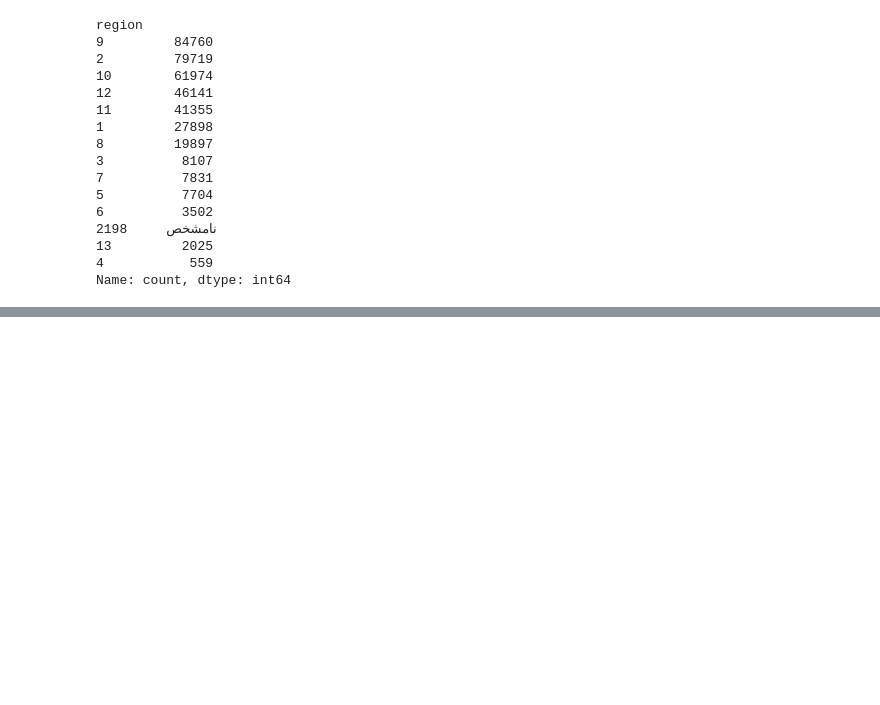
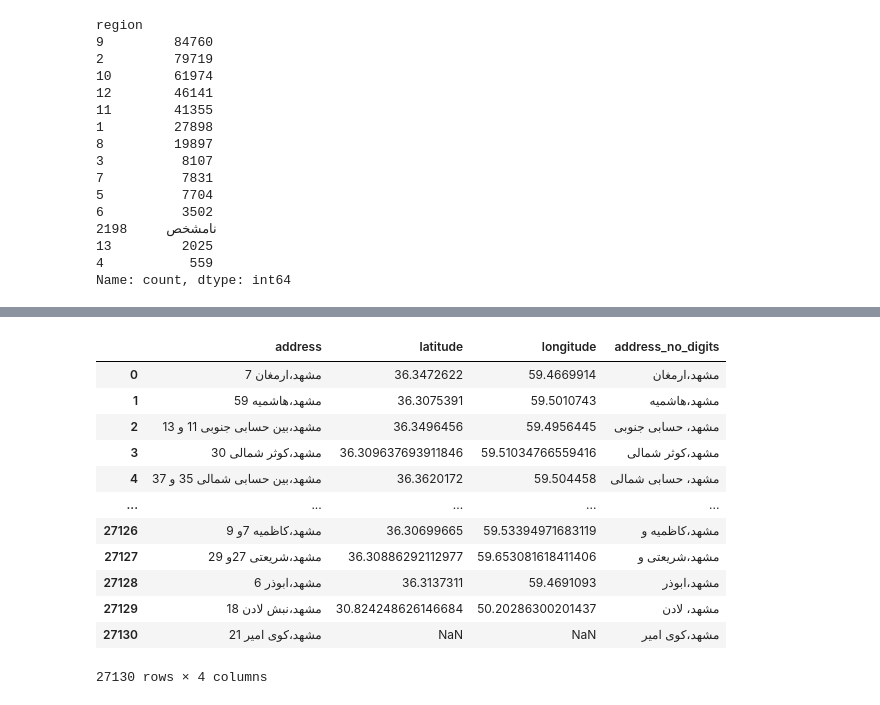
Before and after one commit to mostafamhmdi/bachelor-final-project, a Jupyter notebook: Codes/clean.ipynb, the cells around one changed output, grey strips where cells are left out. Saved outputs shown, nothing was run; the diff lists cells and outputs as text; code cells hidden in the pictures; blank space fills up the shorter version.

```diff
--- a/Codes/clean.ipynb
+++ b/Codes/clean.ipynb
@@ -256,0 +442,2 @@ Name: count, dtype: int64
+# %%
+ds = dh[dh['latitude']== 'not found']
@@ -256,0 +470,3 @@ Name: count, dtype: int64
+# %%
+dh = pd.read_csv(r'../data/latlong.csv')
+dh.head()
@@ -256,0 +516,9 @@ Name: count, dtype: int64
+# %%
+dh.replace('not found', pd.NA, inplace=True)
+
+# Merge the two DataFrames on the 'address' column
+merged = dh.merge(ds, on='address', suffixes=('_df1', '_df2'), how='left')
+
+# Fill missing latitude and longitude in df1 with values from df2
+dh['latitude'] = merged['latitude_df1'].combine_first(merged['latitude_df2'])
+dh['longitude'] = merged['longitude_df1'].combine_first(merged['longitude_df2'])
@@ -256,0 +541,16 @@ Name: count, dtype: int64
+# %%
+dh
+# %% [output]
+|  | address | latitude | longitude | address_no_digits |
+| 0 | مشهد،ارمغان 7 | 36.3472622 | 59.4669914 | مشهد،ارمغان |
+| 1 | مشهد،هاشمیه 59 | 36.3075391 | 59.5010743 | مشهد،هاشمیه |
+| 2 | مشهد،بین حسابی جنوبی 11 و 13 | 36.3496456 | 59.4956445 | مشهد، حسابی جنوبی |
+| 3 | مشهد،کوثر شمالی 30 | 36.309637693911846 | 59.51034766559416 | مشهد،کوثر شمالی |
+| 4 | مشهد،بین حسابی شمالی 35 و 37 | 36.3620172 | 59.504458 | مشهد، حسابی شمالی |
+| ... | ... | ... | ... | ... |
+| 27126 | مشهد،کاظمیه 7و 9 | 36.30699665 | 59.53394971683119 | مشهد،کاظمیه و |
+| 27127 | مشهد،شریعتی 27و 29 | 36.30886292112977 | 59.653081618411406 | مشهد،شریعتی و |
+| 27128 | مشهد،ابوذر 6 | 36.3137311 | 59.4691093 | مشهد،ابوذر |
+| 27129 | مشهد،نبش لادن 18 | 30.824248626146684 | 50.20286300201437 | مشهد، لادن |
+| 27130 | مشهد،کوی امیر 21 | NaN | NaN | مشهد،کوی امیر |
+27130 rows × 4 columns
```
Also changed, not shown: parts of 47 cells of this notebook, 1 other file.
